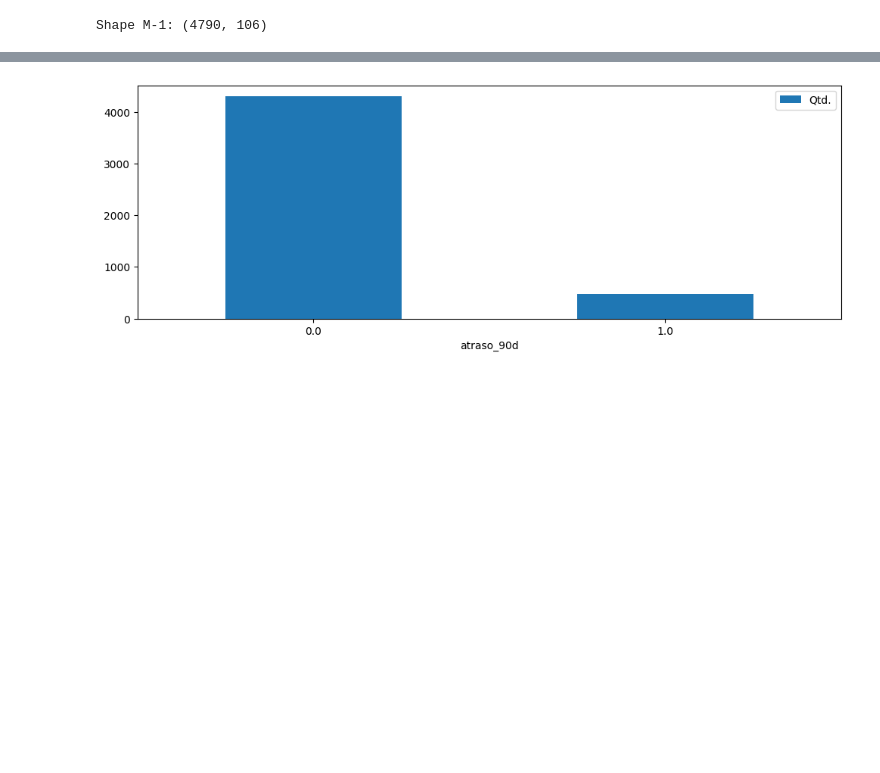
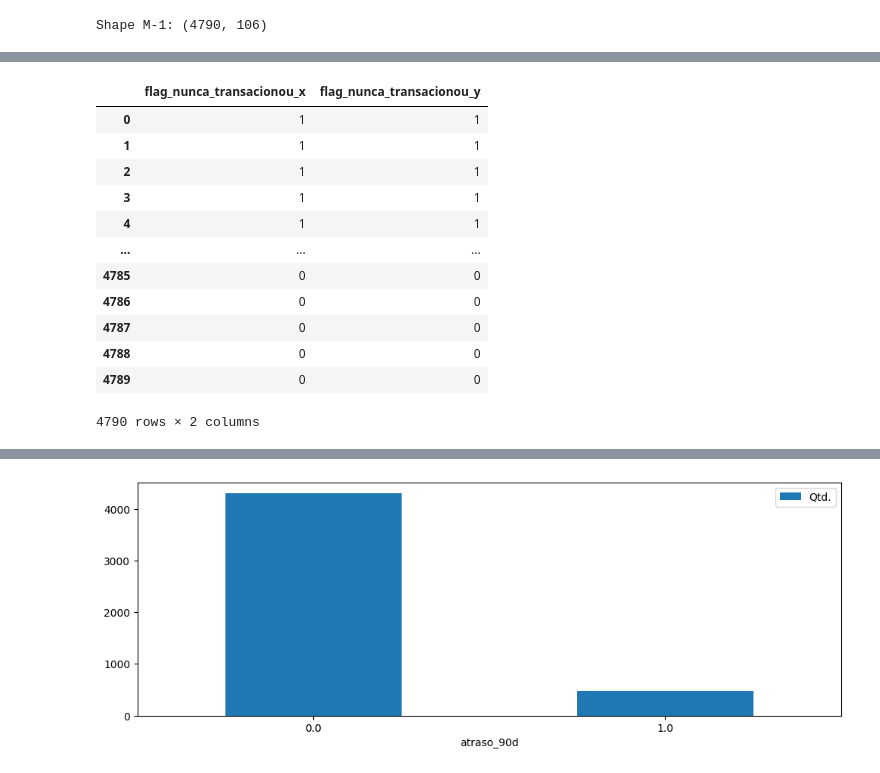
Before and after one commit to matheus-oscar/modelo_pd_2025, a Jupyter notebook: notebooks/revisao_case_ailos.ipynb, the cells around one changed output, grey strips where cells are left out. Saved outputs shown, nothing was run; the diff lists cells and outputs as text; code cells hidden in the pictures; blank space fills up the shorter version.

```diff
--- a/notebooks/revisao_case_ailos.ipynb
+++ b/notebooks/revisao_case_ailos.ipynb
@@ -84,0 +77,16 @@ Name: vlr_trans_24m, dtype: float64
+# %%
+abt.loc[:, ['flag_nunca_transacionou_x', 'flag_nunca_transacionou_y']]
+# %% [output]
+|  | flag_nunca_transacionou_x | flag_nunca_transacionou_y |
+| 0 | 1 | 1 |
+| 1 | 1 | 1 |
+| 2 | 1 | 1 |
+| 3 | 1 | 1 |
+| 4 | 1 | 1 |
+| ... | ... | ... |
+| 4785 | 0 | 0 |
+| 4786 | 0 | 0 |
+| 4787 | 0 | 0 |
+| 4788 | 0 | 0 |
+| 4789 | 0 | 0 |
+4790 rows × 2 columns
```
Also changed, not shown: parts of 5 cells of this notebook, 2 other files.
